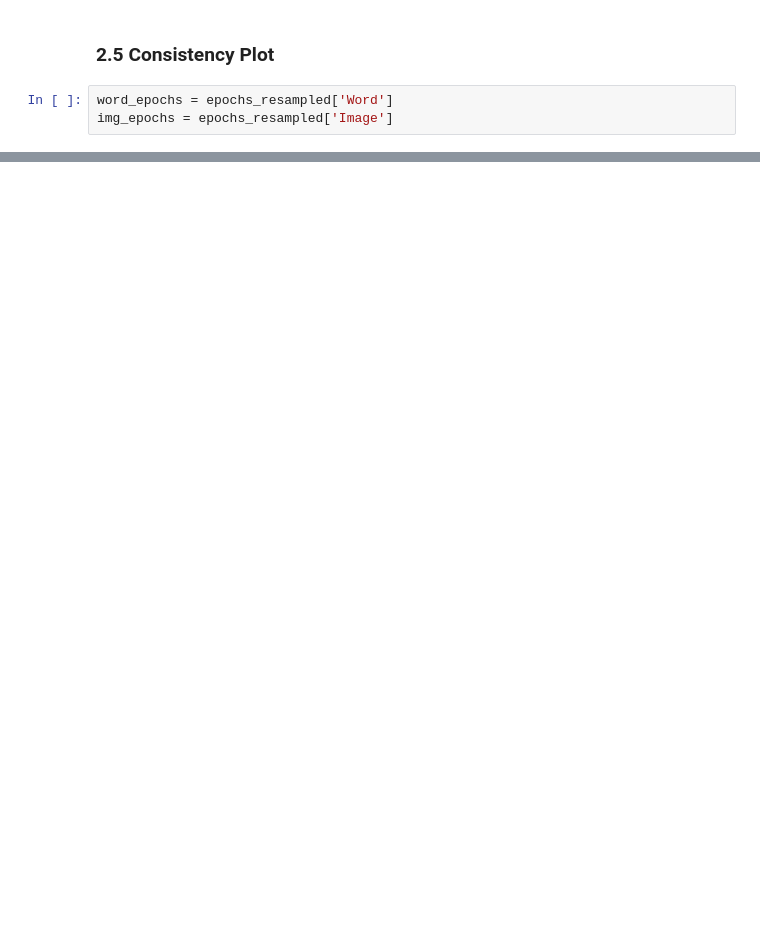
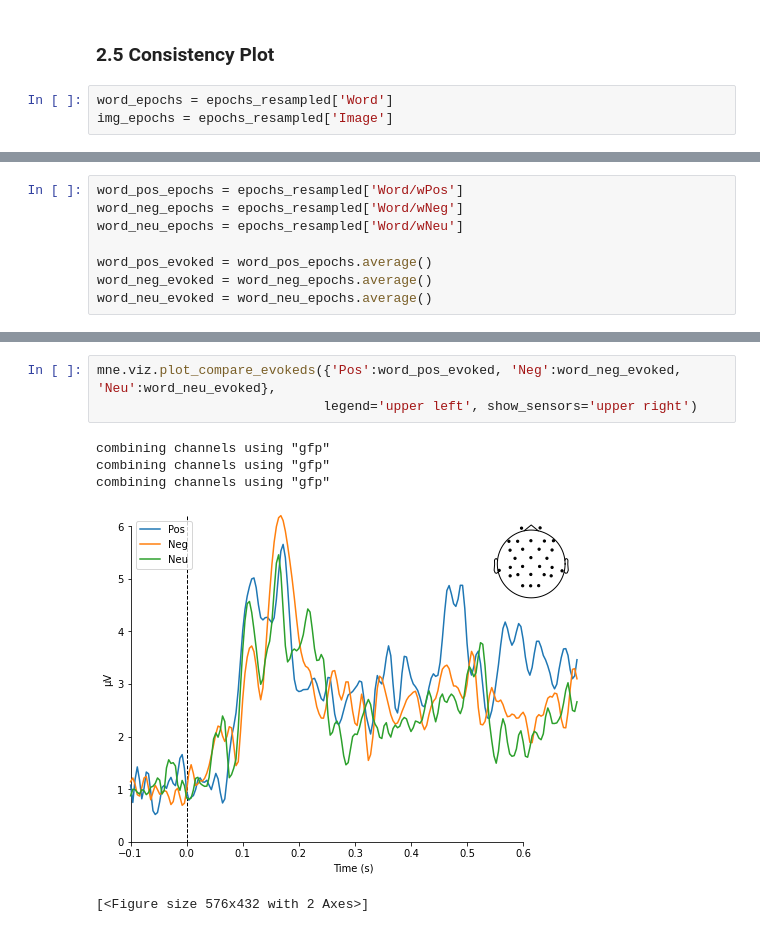
Before and after one commit to MinaAlmasi/neuroMDMA, a Jupyter notebook: mne_preprocessing/EEG_WSHOP.ipynb, the cells around one changed output, grey strips where cells are left out. Cells and saved outputs as stored; diff of their text form; blank space fills up the shorter version.

```diff
--- a/mne_preprocessing/EEG_WSHOP.ipynb
+++ b/mne_preprocessing/EEG_WSHOP.ipynb
@@ -232,0 +239,8 @@ No baseline correction applied
+# %%
+word_pos_epochs = epochs_resampled['Word/wPos']
+word_neg_epochs = epochs_resampled['Word/wNeg']
+word_neu_epochs = epochs_resampled['Word/wNeu']
+
+word_pos_evoked = word_pos_epochs.average()
+word_neg_evoked = word_neg_epochs.average()
+word_neu_evoked = word_neu_epochs.average()
@@ -232,0 +284,9 @@ No baseline correction applied
+# %%
+mne.viz.plot_compare_evokeds({'Pos':word_pos_evoked, 'Neg':word_neg_evoked, 'Neu':word_neu_evoked},
+                             legend='upper left', show_sensors='upper right')
+# %% [output]
+combining channels using "gfp"
+combining channels using "gfp"
+combining channels using "gfp"
+[figure, added]
+[<Figure size 576x432 with 2 Axes>]
```
Also changed, not shown: parts of 14 cells of this notebook.
